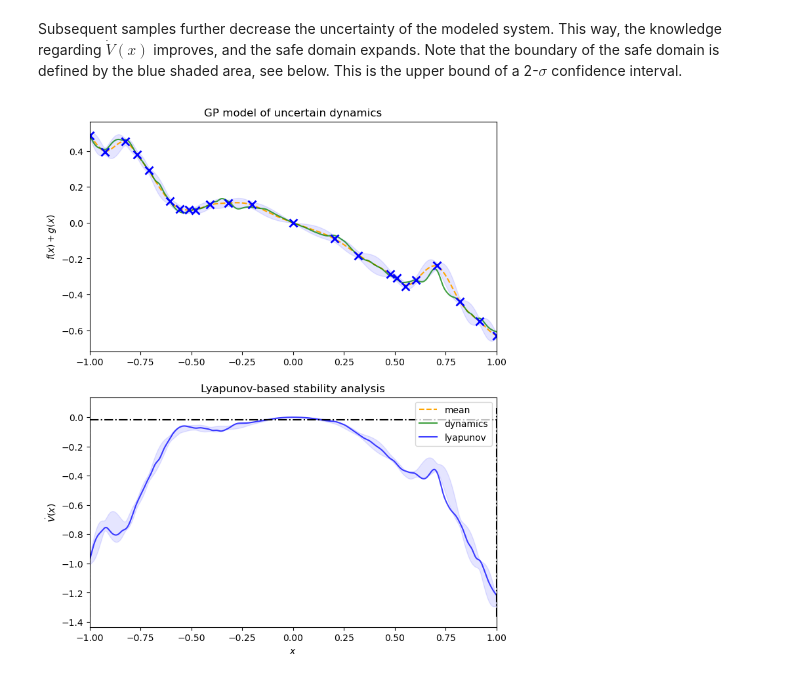
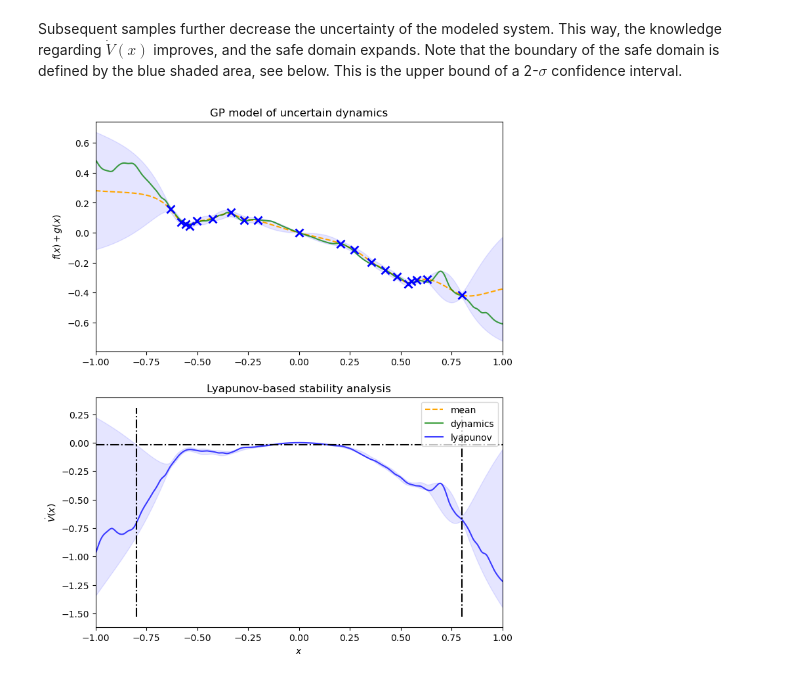
Before and after one commit to maalberg/safely, a Jupyter notebook: safely_1d.ipynb, the cells around one changed output. Cells and saved outputs as stored; diff of their text form; code cells hidden in the pictures.

```diff
--- a/safely_1d.ipynb
+++ b/safely_1d.ipynb
@@ -386,13 +386,13 @@ Subsequent samples further decrease the uncertainty of the modeled system. This
 # %%
 # ---------------------------------------------------------------------------*/
 # - subsequent samples of online learning
 
-for i in range(20):
+for i in range(17):
     lyap.update_safety(threshold=lyap_threshold)
 
     learnable_state = lyap.find_learnable()
     dyn.observe_datapoints(learnable_state, dyn(learnable_state, with_noise=True)[0])
 
 plot_dynamics(lyap, threshold=lyap_threshold, ci=lip_ci)
 # %% [output]
-[figure, old version]
+[figure, new version]
```
Also changed, not shown: parts of 2 cells of this notebook, 1 other file.
